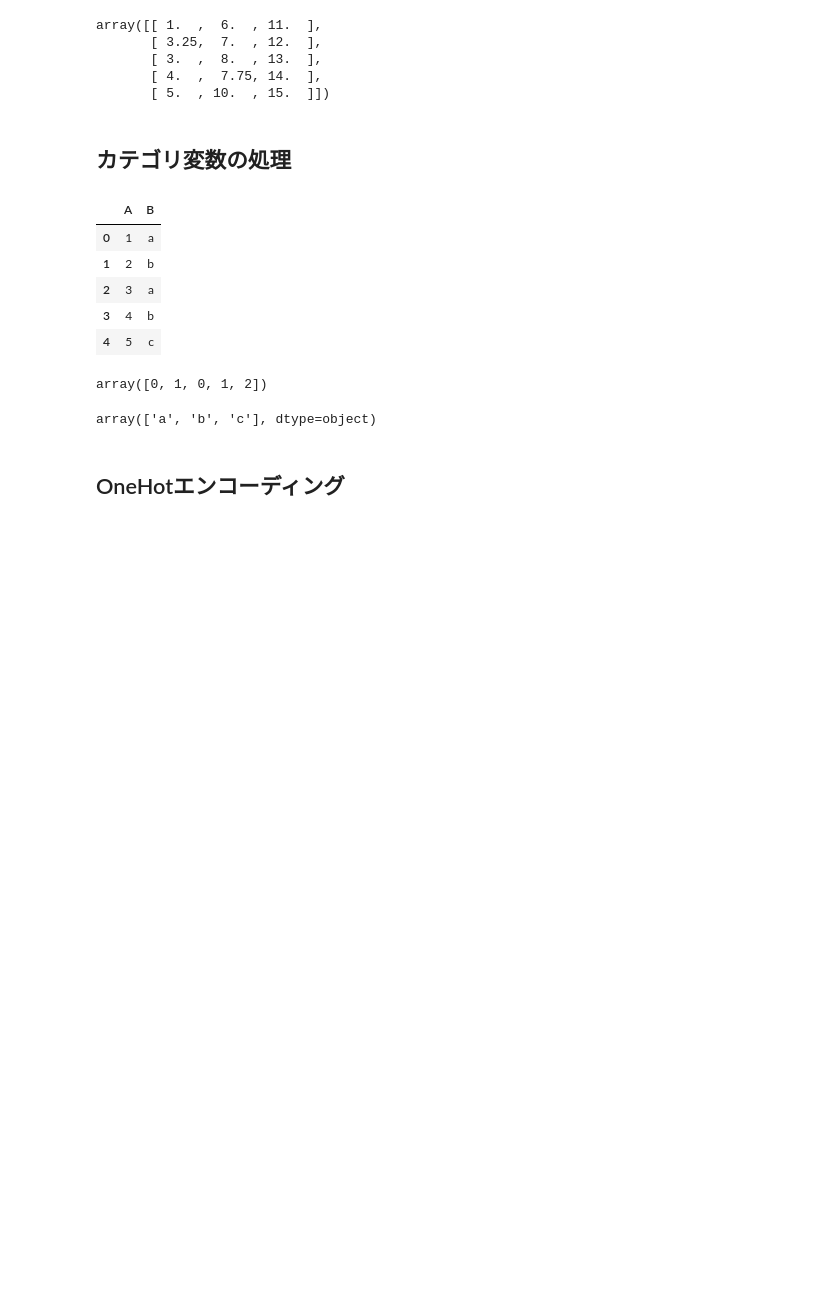
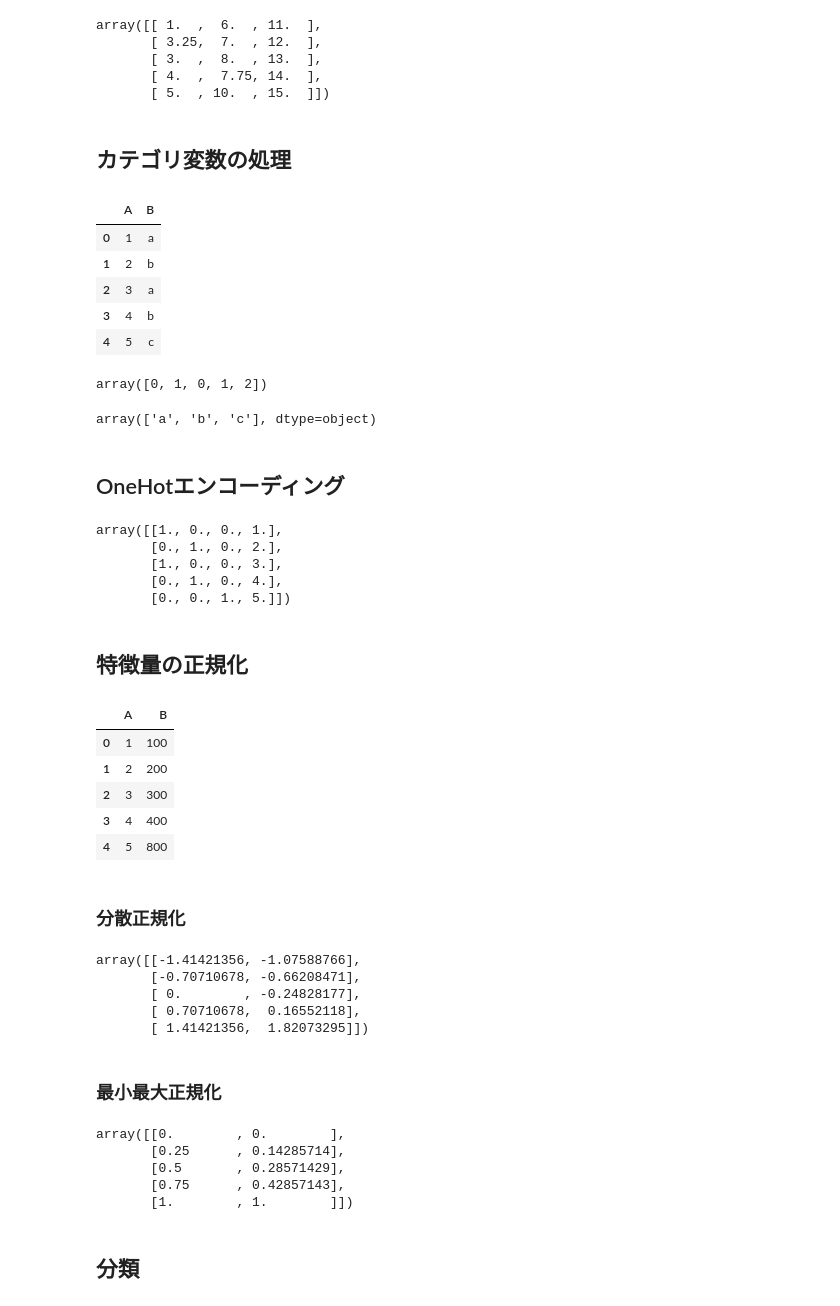
Before and after one commit to phonon-py/ZTest_ws, a Jupyter notebook: data_analysis2.ipynb, the cells around one changed output. Saved outputs shown, nothing was run; the diff lists cells and outputs as text; code cells hidden in the pictures; blank space fills up the shorter version.

```diff
--- a/data_analysis2.ipynb
+++ b/data_analysis2.ipynb
@@ -165,4 +168,60 @@ le = LabelEncoder()
 # 英語の'a', 'b', 'c'を0,1,2へ変換
 df_ohe.loc[:,'B'] = le.fit_transform(df_ohe.loc[:,'B'])
 
-#!
+# OneHotエンコーダのインスタンス化[1]はカラムを指定
+ohe = ColumnTransformer([('OneHotEncoder',
+                         OneHotEncoder(),[1])],
+                        remainder='passthrough')
+# OneHotエンコーディング
+df_ohe = ohe.fit_transform(df_ohe)
+df_ohe
+# %% [output]
+array([[1., 0., 0., 1.],
+       [0., 1., 0., 2.],
+       [1., 0., 0., 3.],
+       [0., 1., 0., 4.],
+       [0., 0., 1., 5.]])
+# %% [markdown]
+## 特徴量の正規化
+# %%
+# dfを作成する
+df = pd.DataFrame({
+    'A':[1,2,3,4,5],
+    'B':[100,200,300,400,800]
+})
+df
+# %% [output]
+|  | A | B |
+| 0 | 1 | 100 |
+| 1 | 2 | 200 |
+| 2 | 3 | 300 |
+| 3 | 4 | 400 |
+| 4 | 5 | 800 |
+# %% [markdown]
+### 分散正規化
+# %%
+# 分散正規化のインスタンスを作成
+stdsc = StandardScaler()
+# 分散正規化を実行
+stdsc.fit_transform(df)
+# %% [output]
+array([[-1.41421356, -1.07588766],
+       [-0.70710678, -0.66208471],
+       [ 0.        , -0.24828177],
+       [ 0.70710678,  0.16552118],
+       [ 1.41421356,  1.82073295]])
+# %% [markdown]
+### 最小最大正規化
+# %%
+# 最小最大正規化のインスタンスの作成
+mmsc = MinMaxScaler()
+# 最小最大正規化の実行
+mmsc.fit_transform(df)
+# %% [output]
+array([[0.        , 0.        ],
+       [0.25      , 0.14285714],
+       [0.5       , 0.28571429],
+       [0.75      , 0.42857143],
+       [1.        , 1.        ]])
+# %% [markdown]
+## 分類
```
Also changed, not shown: parts of 6 cells of this notebook.
